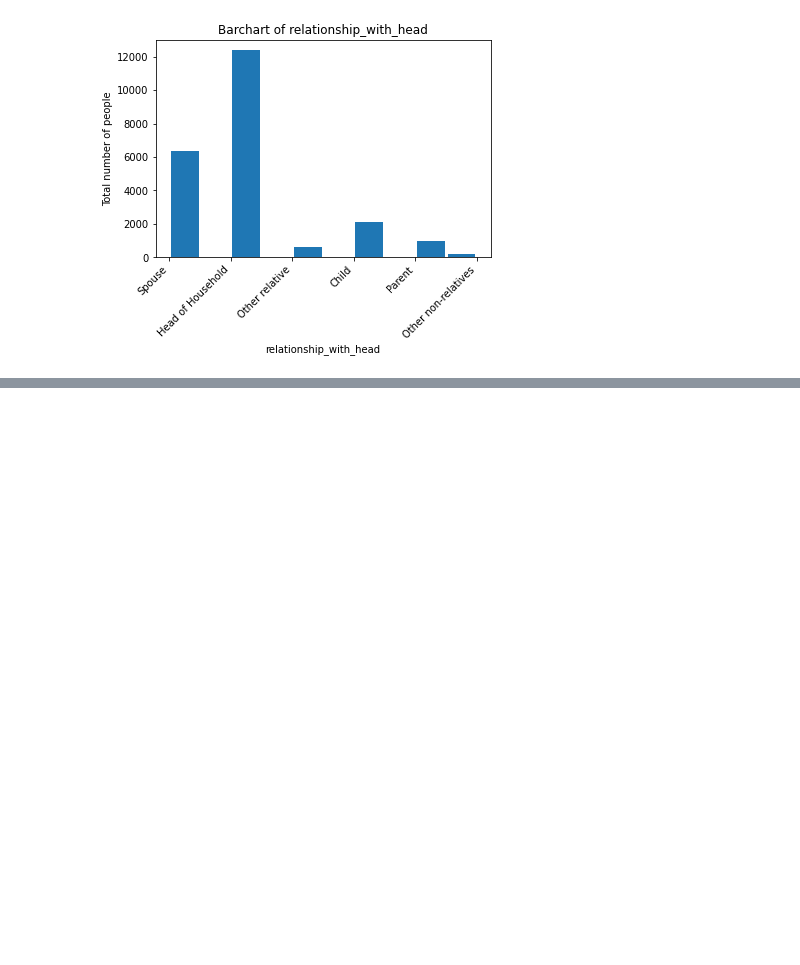
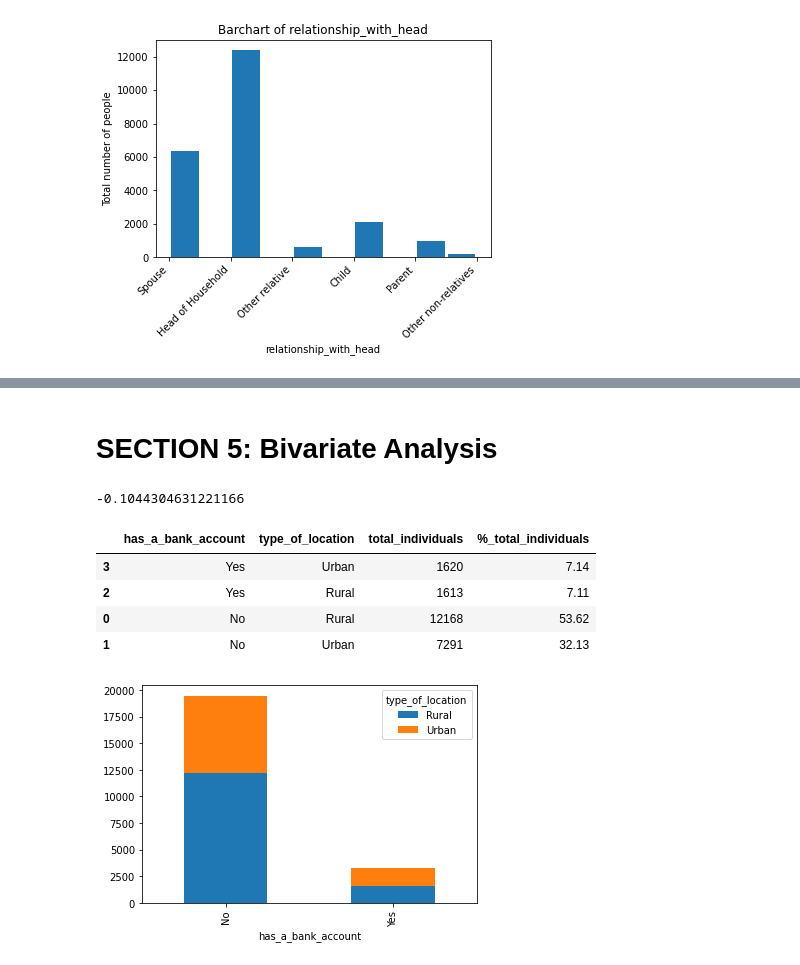
Before and after one commit to nchebet09/Week-2-Core-IP, a Jupyter notebook: Naomi's_Core_IP_Week_2.ipynb, the cells around one changed output, grey strips where cells are left out. Saved outputs shown, nothing was run; the diff lists cells and outputs as text; code cells hidden in the pictures; blank space fills up the shorter version.

```diff
--- a/Naomi's_Core_IP_Week_2.ipynb
+++ b/Naomi's_Core_IP_Week_2.ipynb
@@ -496,0 +453,37 @@ financial_cleaned.head()
+# %% [markdown]
+# SECTION 5: Bivariate Analysis
+# %%
+# To start off we will find the correlation coefficient for the numerical variables excluding the year:
+
+print(financial_cleaned['household_size'].corr(financial_cleaned['respondent_age']))
+
+# with a correlation coefficient of -0.10, we can conclude that
+# the relationship between the two variables is very weak
+# %% [output]
+-0.1044304631221166
+# %%
+# After finding the correlation, we will then run bivariate analysis of individuals with a bank or not
+# together with another variable in the dataset to understand how these other variables
+# affects the chances of an individual having a bank or not
+
+# Let's start off with
+
+# 1. the location:
+
+# used a bar chart for visualization
+pd.crosstab(financial_cleaned['has_a_bank_account'], financial_cleaned['type_of_location']).plot(kind='bar', stacked=True)
+
+# calculated the percentage of total individuals to standardize the data and help derive more meaningful insights
+bank_location = financial_cleaned[['has_a_bank_account', 'type_of_location', 'uniqueid']]
+bank_location_grouped = bank_location.groupby(['has_a_bank_account', 'type_of_location']).count().reset_index()
+bank_location_grouped.rename(columns={'uniqueid':'total_individuals'}, inplace=True)
+
+bank_location_grouped['%_total_individuals'] = round(bank_location_grouped ['total_individuals']/bank_location_grouped['total_individuals'].sum()*100, 2)
+bank_location_grouped.sort_values (by=['has_a_bank_account','%_total_individuals'],ascending =False)
+# %% [output]
+|  | has_a_bank_account | type_of_location | total_individuals | %_total_individuals |
+| 3 | Yes | Urban | 1620 | 7.14 |
+| 2 | Yes | Rural | 1613 | 7.11 |
+| 0 | No | Rural | 12168 | 53.62 |
+| 1 | No | Urban | 7291 | 32.13 |
+[figure, added]
```
Also changed, not shown: parts of 35 cells of this notebook.
